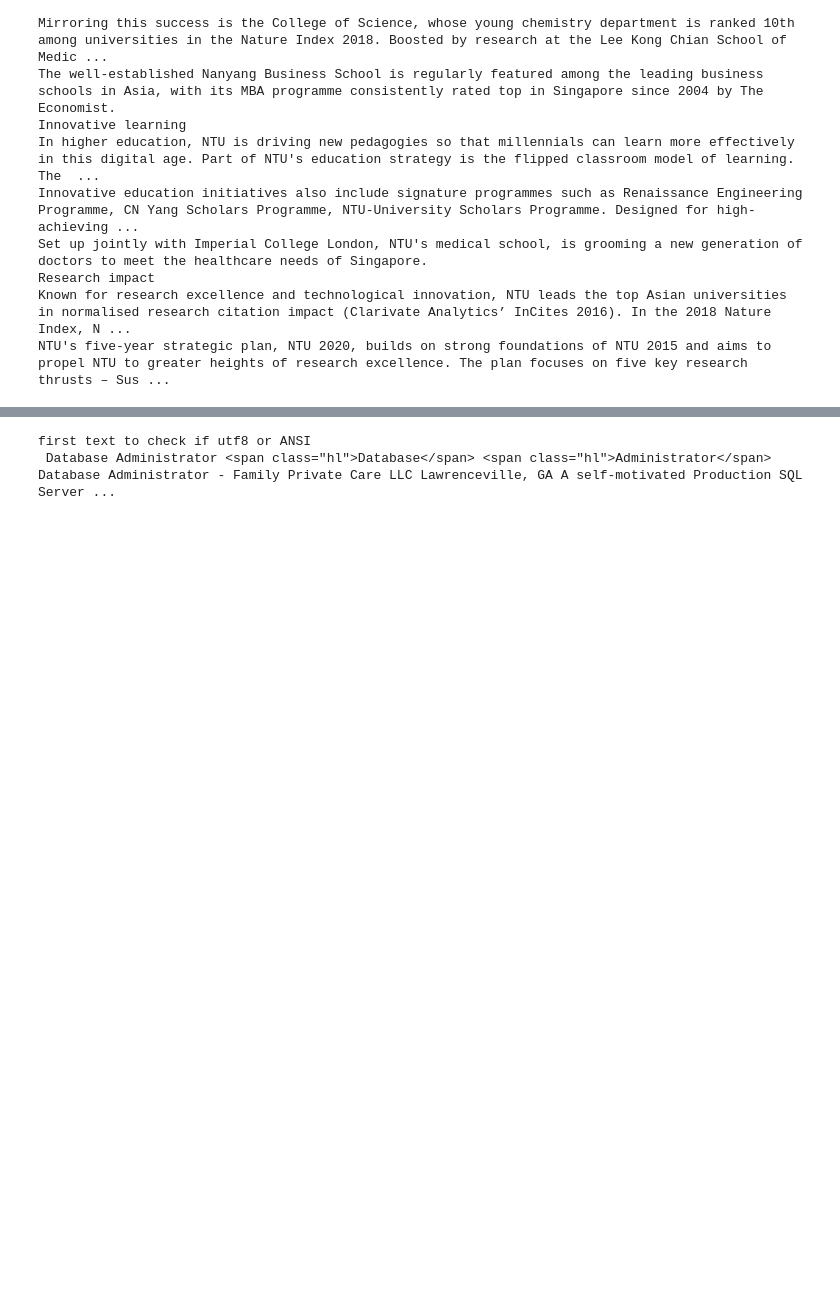
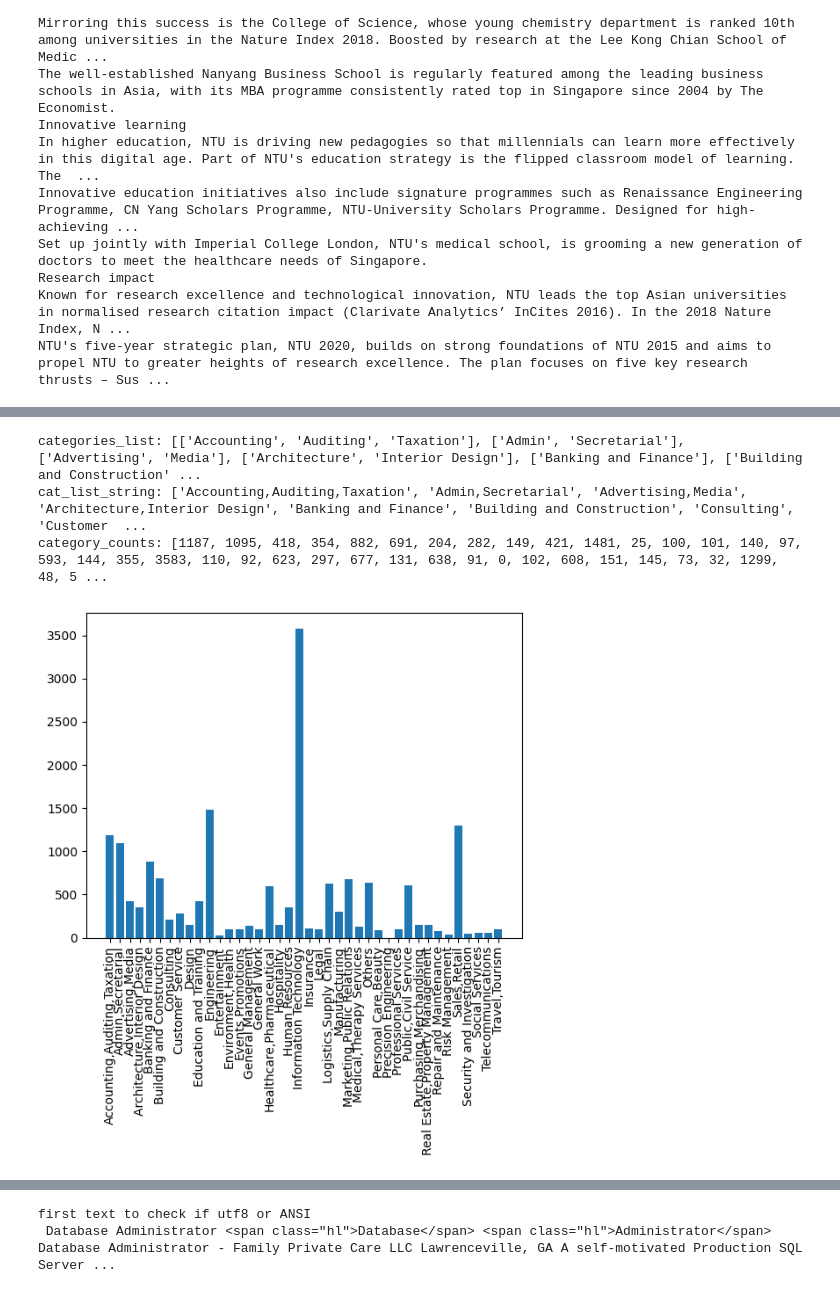
Before and after one commit to AndruOn/BERT-XMLC-Skill-Extraction, a Jupyter notebook: DataAnalysis/reformat.ipynb, the cells around one changed output, grey strips where cells are left out. Cells and saved outputs as stored; diff of their text form; code cells hidden in the pictures; blank space fills up the shorter version.

```diff
--- a/DataAnalysis/reformat.ipynb
+++ b/DataAnalysis/reformat.ipynb
@@ -89,0 +194,25 @@ SE_dataset_jobAds[['text', 'skills_required']].to_csv('jobads_dataset.csv')
+# %%
+print("categories_list:",categories_list) #acts as a dictionnary with the index and category list
+
+def find_category(entry):
+    cat_list_dataset = entry['job_category']
+    #print("cat_list_dataset:",cat_list_dataset)
+    cats = []
+    for cat in cat_list_dataset:
+        cat = cat.strip()
+        #print("cat:",cat,"|")
+        for i in range(len(categories_list)):
+            if cat in categories_list[i]:
+                #print("categories_list[i]",categories_list[i]," type:",type(categories_list[i]))
+                cats.append(i)
+                #print("i:",i)
+    #print("cats:",cats)
+    return list(set(cats))
+
+
+jobads_dataset_TEST = df_job[0:10]
+jobads_dataset_TEST['category_index'] = jobads_dataset_TEST.apply(find_category,axis=1)
+
+df_job['category_index'] = df_job.apply(find_category,axis=1)
+
+df_job
@@ -89,0 +239,23 @@ SE_dataset_jobAds[['text', 'skills_required']].to_csv('jobads_dataset.csv')
+# %%
+category_counts = [0 for i in range(len(categories_list))]
+
+def count_categories(entry):
+    for ind in entry['category_index']:
+        category_counts[ind] += 1
+    return -1
+
+df_job.apply(count_categories,axis=1)
+
+cat_list_string = [','.join(ele) for ele in categories_list]
+print("categories_list:",categories_list)
+print("cat_list_string:",cat_list_string)
+print("category_counts:",category_counts)
+
+plot = plt.bar(cat_list_string, category_counts)
+plt.xticks(rotation='vertical')
+plt.show()
+# %% [output]
+categories_list: [['Accounting', 'Auditing', 'Taxation'], ['Admin', 'Secretarial'], ['Advertising', 'Media'], ['Architecture', 'Interior Design'], ['Banking and Finance'], ['Building and Construction' ...
+cat_list_string: ['Accounting,Auditing,Taxation', 'Admin,Secretarial', 'Advertising,Media', 'Architecture,Interior Design', 'Banking and Finance', 'Building and Construction', 'Consulting', 'Customer  ...
+category_counts: [1187, 1095, 418, 354, 882, 691, 204, 282, 149, 421, 1481, 25, 100, 101, 140, 97, 593, 144, 355, 3583, 110, 92, 623, 297, 677, 131, 638, 91, 0, 102, 608, 151, 145, 73, 32, 1299, 48, 5 ...
+[figure, added]
```
Also changed, not shown: parts of 9 cells of this notebook, 1 other file.
